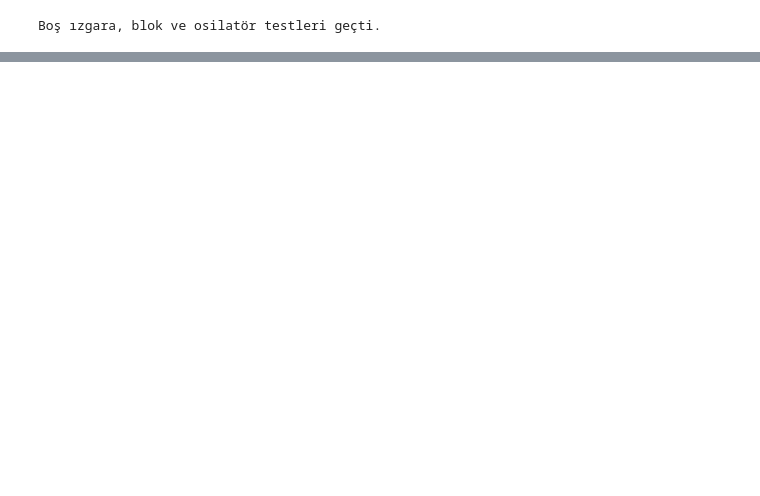
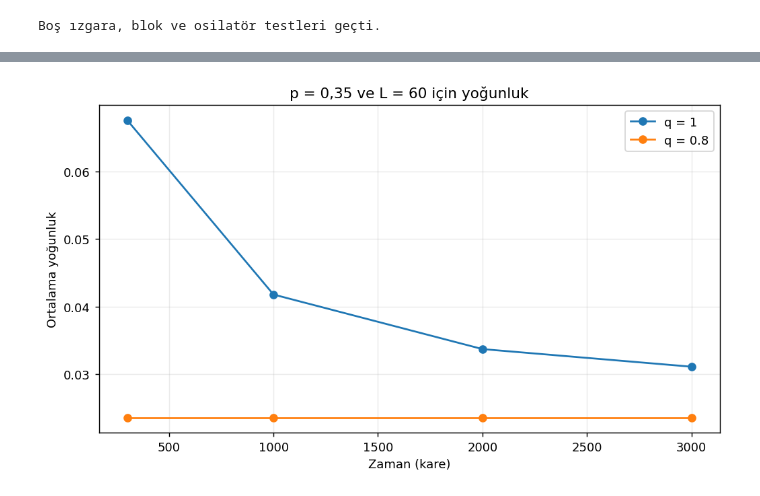
Before and after one commit to yildizaliyigit067-dotcom/CA, a Jupyter notebook: 05_random_initial_conditions.ipynb, the cells around one changed output, grey strips where cells are left out. Drawn from its saved outputs; the diff is of its cells as text; code cells hidden in the pictures; blank space fills up the shorter version.

```diff
--- a/05_random_initial_conditions.ipynb
+++ b/05_random_initial_conditions.ipynb
@@ -881,0 +1173,15 @@ Bu sonuçlar $T=300$ için. Daha uzun sürelerde aynı şeyin olup olmadığın
+# %%
+grafik = long_summary[(long_summary.L == 60) & (long_summary.Ly == 60) & (np.isclose(long_summary.p, 0.35))]
+plt.figure(figsize=(8, 4.7))
+for q in [1.0, 0.8]:
+    secim = grafik[np.isclose(grafik.q, q)].sort_values('T')
+    plt.plot(secim['T'].to_numpy(), secim.rho.to_numpy(), marker='o', label=f'q = {q:g}')
+plt.xlabel('Zaman (kare)')
+plt.ylabel('Ortalama yoğunluk')
+plt.title('p = 0,35 ve L = 60 için yoğunluk')
+plt.grid(alpha=0.25)
+plt.legend()
+plt.tight_layout()
+plt.show()
+# %% [output]
+[figure, added]
```
Also changed, not shown: parts of 52 cells of this notebook.
